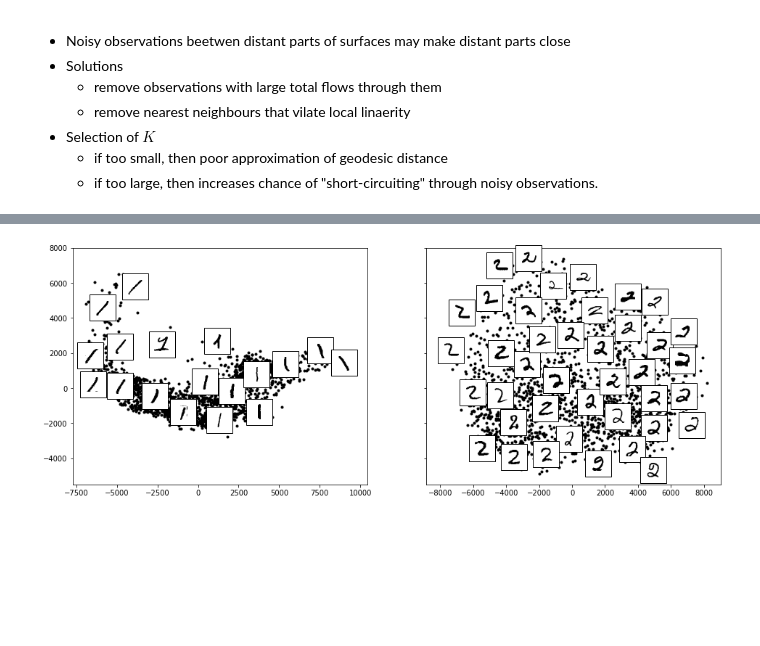
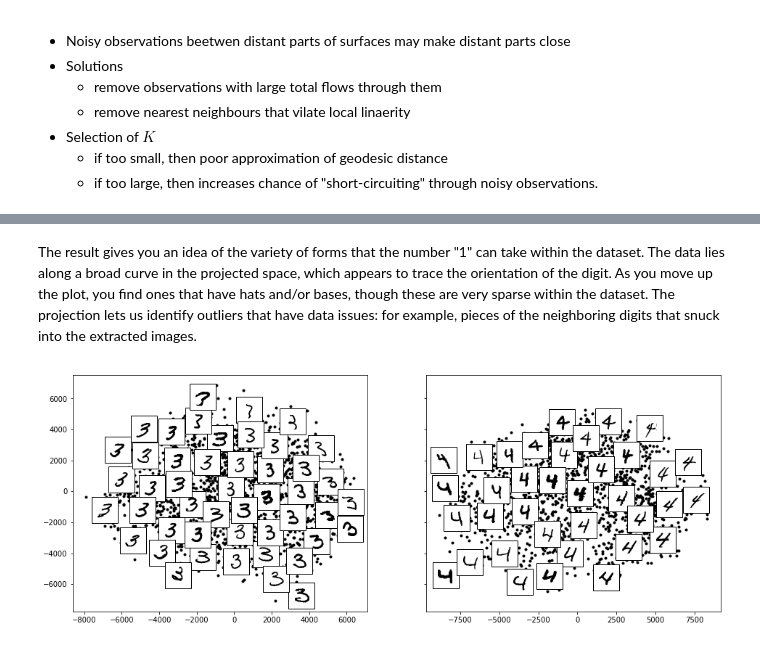
Before and after one commit to bvdmitri/ml-course, a Jupyter notebook: 03.presentos/presentos.ipynb, the cells around one changed output, grey strips where cells are left out. Cells and saved outputs as stored; diff of their text form; code cells hidden in the pictures; blank space fills up the shorter version.

```diff
--- a/03.presentos/presentos.ipynb
+++ b/03.presentos/presentos.ipynb
@@ -29,7 +29,7 @@ class RowImages():
         self.columns = columns
         self.size = size
 
-    def show(self):
+    def show(self, cmap = None):
         images = []
         if type(self.images[0][0]) is str:
             for img_path in map(lambda x: x[0], self.images):
@@ -38,12 +38,12 @@ class RowImages():
             images = list(map(lambda x: x[0], self.images))
 
         plt.figure(figsize=self.size)
-        plt.axis("off")
         titles = list(map(lambda x: x[1], self.images))
         for i, image in enumerate(images):
             subplot = plt.subplot(len(images) / self.columns + 1, self.columns, i + 1)
             subplot.set_title(titles[i])
-            _ = plt.imshow(image)
+            subplot.axis("off")
+            _ = plt.imshow(image, cmap = cmap)
 # %%
 typicalDatasetsImages = [
     ('pictures/isomap-graph.png', ''),
@@ -126,9 +126,9 @@ class PlotComponents:
         ax = ax or plt.gca()
         ax.plot(self.proj[:, 0], self.proj[:, 1], '.k')
 
-    def plotImages(self, ax = None, images = None, thumb_frac=0.05, cmap='gray'):
+    def plotImages(self, ax = None, images = None, thumb_frac=0.05, cmap='gray', reshape = (-1, 28, 28)):
         if images is None:
-            images = self.data.reshape((-1, 28, 28))
+            images = self.data.reshape(reshape)
         if images is not None:
             min_dist_2 = (thumb_frac * max(self.proj.max(0) - self.proj.min(0))) ** 2
             shown_images = np.array([2 * self.proj.max(0)])
@@ -141,9 +141,9 @@ class PlotComponents:
                 imagebox = offsetbox.AnnotationBbox(offsetbox.OffsetImage(images[i], cmap=cmap), self.proj[i])
                 ax.add_artist(imagebox)
 
-    def plotWithImages(self, ax = None, images = None, thumb_frac=0.05, cmap='gray'):
+    def plotWithImages(self, ax = None, images = None, thumb_frac=0.05, cmap='gray', reshape = (-1, 28, 28)):
         self.plot(ax)
-        self.plotImages(ax, images, thumb_frac, cmap)
+        self.plotImages(ax, images, thumb_frac, cmap, reshape)
 # %%
 from sklearn.manifold import Isomap
 # use only 1/30 of the data: full dataset takes a long time!
@@ -162,10 +162,14 @@ plt.clim(-0.5, 9.5);
 # Choose 1/4 of the "1" digits to project
 def generatePlots(targets):
     plots = []
-    model = Isomap(n_neighbors=5, n_components=2, eigen_solver='dense')
+    model = Isomap(n_components=2)
     for target in targets:
         data = mnist.data[mnist.target == target][::4]
         plots.append(PlotComponents(data, model))
     return plots
 
-plots = generatePlots([1, 2])
+plots = generatePlots([1, 2, 3, 4])
+# %%
+fig, ax = plt.subplots(1, 2, sharey=True, figsize=(16, 6))
+for i in range(2):
+    plots[i].plotWithImages(ax[i], cmap='gray_r', thumb_frac=0.08)
@@ -172,6 +178,8 @@ plots = generatePlots([1, 2])
+# %% [markdown]
+The result gives you an idea of the variety of forms that the number "1" can take within the dataset. The data lies along a broad curve in the projected space, which appears to trace the orientation of the digit. As you move up the plot, you find ones that have hats and/or bases, though these are very sparse within the dataset. The projection lets us identify outliers that have data issues: for example, pieces of the neighboring digits that snuck into the extracted images.
 # %%
 fig, ax = plt.subplots(1, 2, sharey=True, figsize=(16, 6))
 for i in range(2):
-    plots[i].plotWithImages(ax[i], cmap='gray_r', thumb_frac=0.1)
+    plots[i + 2].plotWithImages(ax[i], cmap='gray_r', thumb_frac=0.1)
 # %% [output]
-[figure, old version]
+[figure, new version]
```
Also changed, not shown: parts of 13 cells of this notebook, 1 other file.
